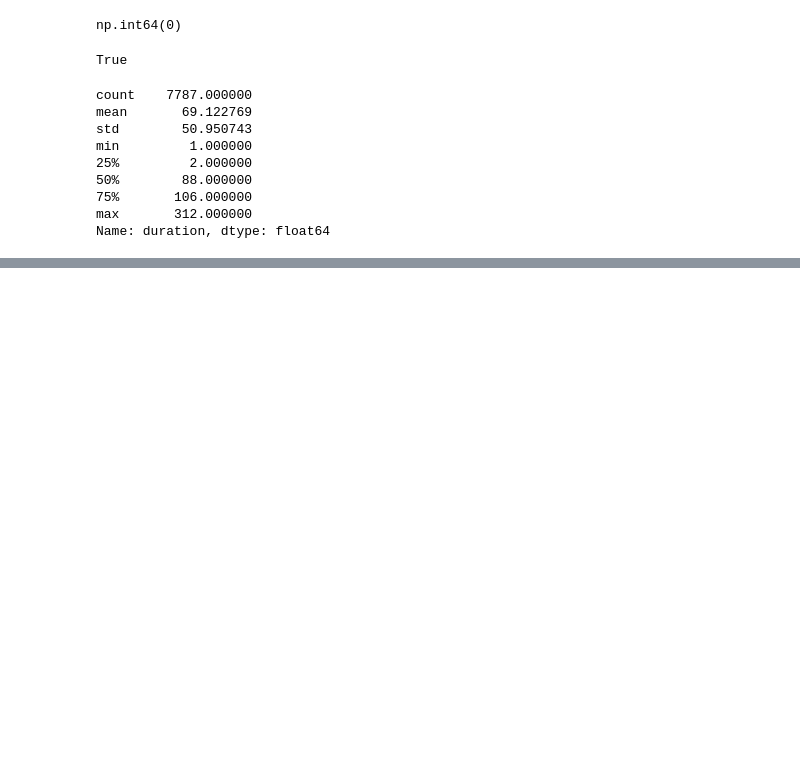
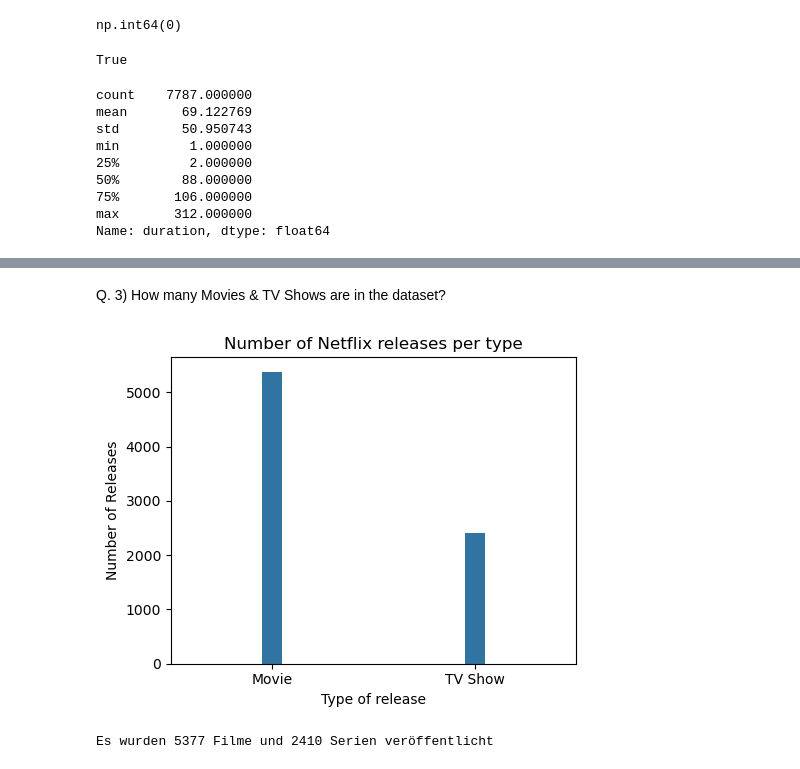
Before and after one commit to Irrler/eda-netflix-movies, a Jupyter notebook: Analyse.ipynb, the cells around one changed output, grey strips where cells are left out. Saved outputs shown, nothing was run; the diff lists cells and outputs as text; code cells hidden in the pictures; blank space fills up the shorter version.

```diff
--- a/Analyse.ipynb
+++ b/Analyse.ipynb
@@ -146,0 +189,24 @@ Name: duration, dtype: float64
+# %% [markdown]
+Q. 3) How many Movies & TV Shows are in the dataset?
+# %%
+type_counts = df["type"].value_counts()
+
+movies_total = type_counts["Movie"]
+tvshows_total = type_counts["TV Show"]
+
+plt.figure(figsize=(5, 4))
+sns.barplot(
+    data=type_counts,
+    width=0.1
+)
+
+plt.xlabel("Type of release")
+plt.ylabel("Number of Releases")
+plt.title("Number of Netflix releases per type")
+plt.tight_layout()
+plt.show()
+
+print(f"Es wurden {movies_total} Filme und {tvshows_total} Serien veröffentlicht")
+# %% [output]
+[figure, added]
+Es wurden 5377 Filme und 2410 Serien veröffentlicht
```
Also changed, not shown: parts of 13 cells of this notebook.
